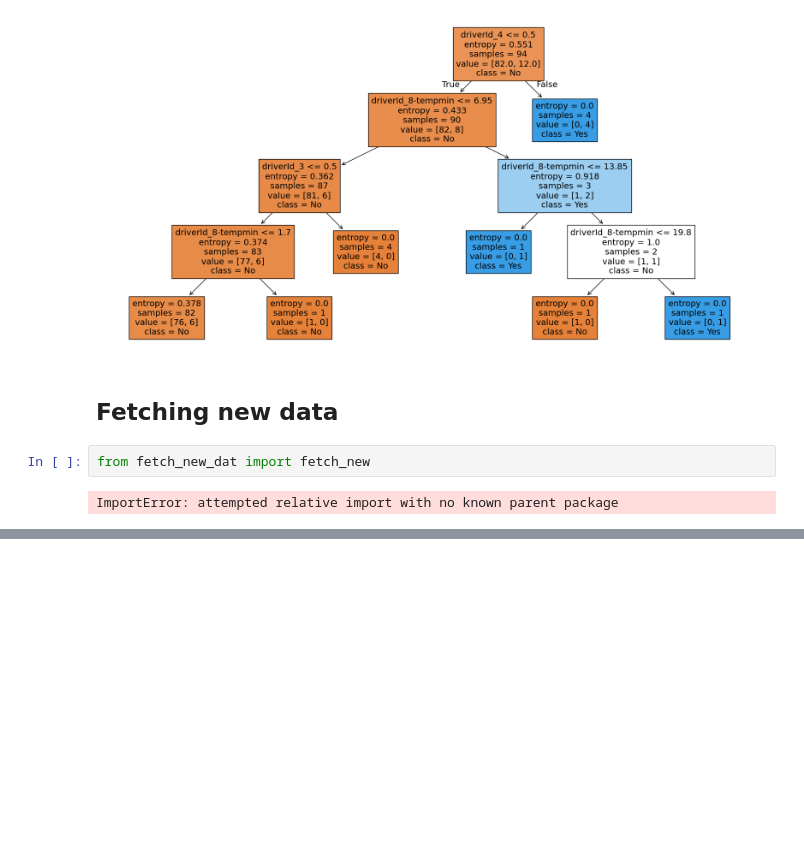
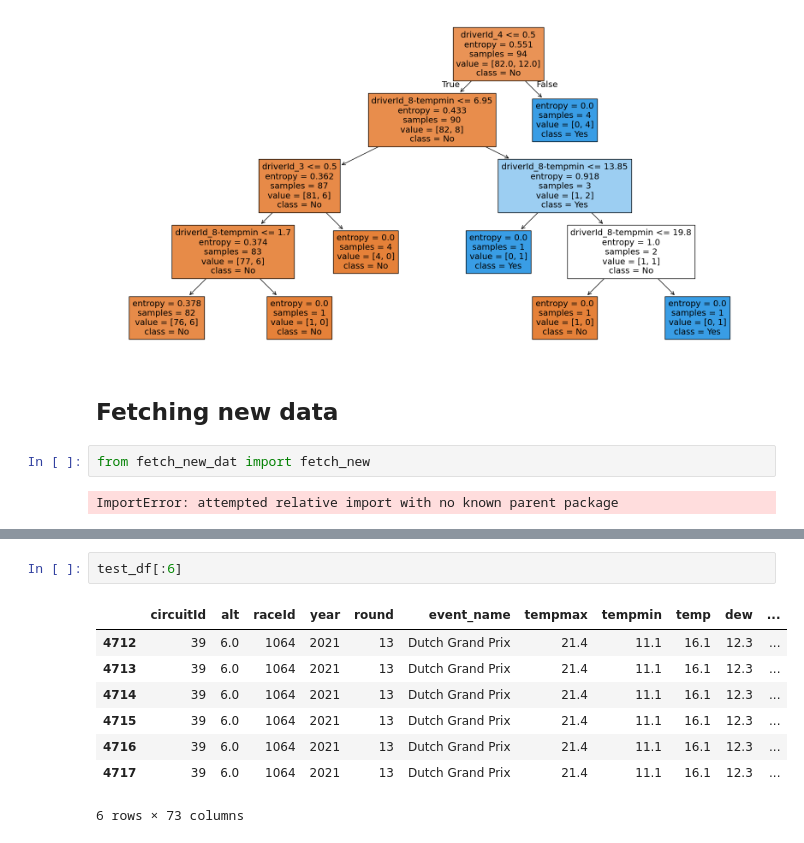
Before and after one commit to Yoshi234/f1-fanatasy-analysis, a Jupyter notebook: code/modeling/nick_learning.ipynb, the cells around one changed output, grey strips where cells are left out. Cells and saved outputs as stored; diff of their text form; blank space fills up the shorter version.

```diff
--- a/code/modeling/nick_learning.ipynb
+++ b/code/modeling/nick_learning.ipynb
@@ -1579,0 +1642,11 @@ ImportError: attempted relative import with no known parent package
+# %%
+test_df[:6]
+# %% [output]
+|  | circuitId | alt | raceId | year | round | event_name | tempmax | tempmin | temp | dew | ... |
+| 4712 | 39 | 6.0 | 1064 | 2021 | 13 | Dutch Grand Prix | 21.4 | 11.1 | 16.1 | 12.3 | ... |
+| 4713 | 39 | 6.0 | 1064 | 2021 | 13 | Dutch Grand Prix | 21.4 | 11.1 | 16.1 | 12.3 | ... |
+| 4714 | 39 | 6.0 | 1064 | 2021 | 13 | Dutch Grand Prix | 21.4 | 11.1 | 16.1 | 12.3 | ... |
+| 4715 | 39 | 6.0 | 1064 | 2021 | 13 | Dutch Grand Prix | 21.4 | 11.1 | 16.1 | 12.3 | ... |
+| 4716 | 39 | 6.0 | 1064 | 2021 | 13 | Dutch Grand Prix | 21.4 | 11.1 | 16.1 | 12.3 | ... |
+| 4717 | 39 | 6.0 | 1064 | 2021 | 13 | Dutch Grand Prix | 21.4 | 11.1 | 16.1 | 12.3 | ... |
+6 rows × 73 columns
```
Also changed, not shown: parts of 11 cells of this notebook.
